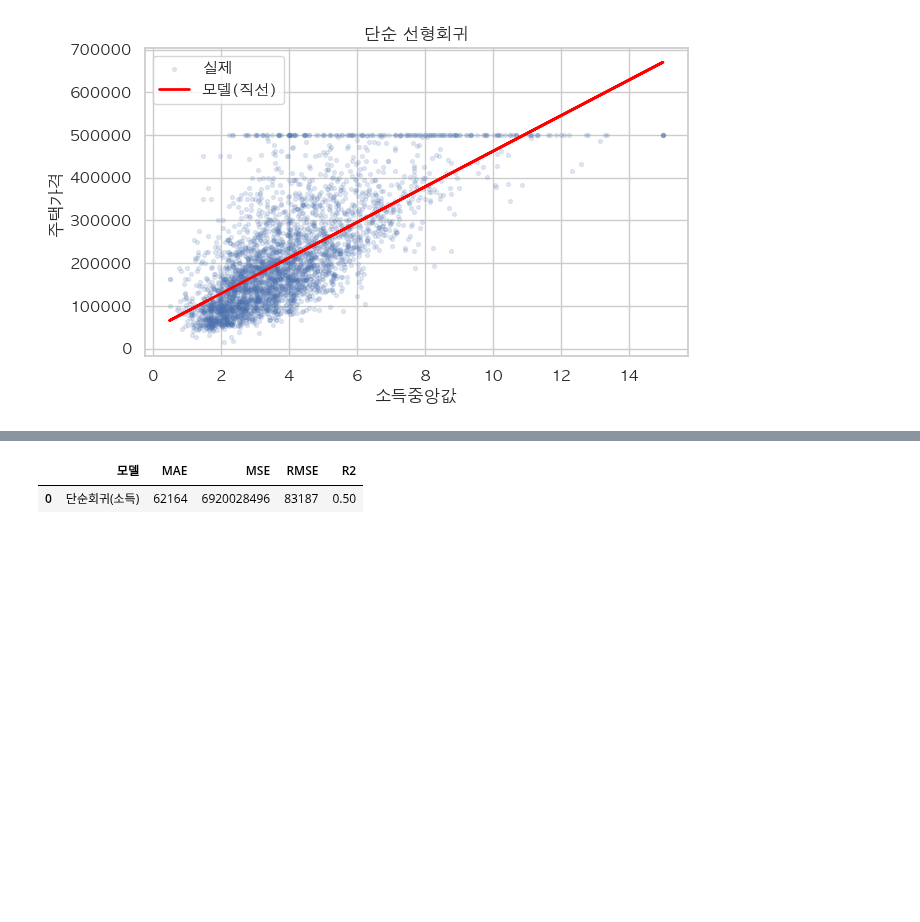
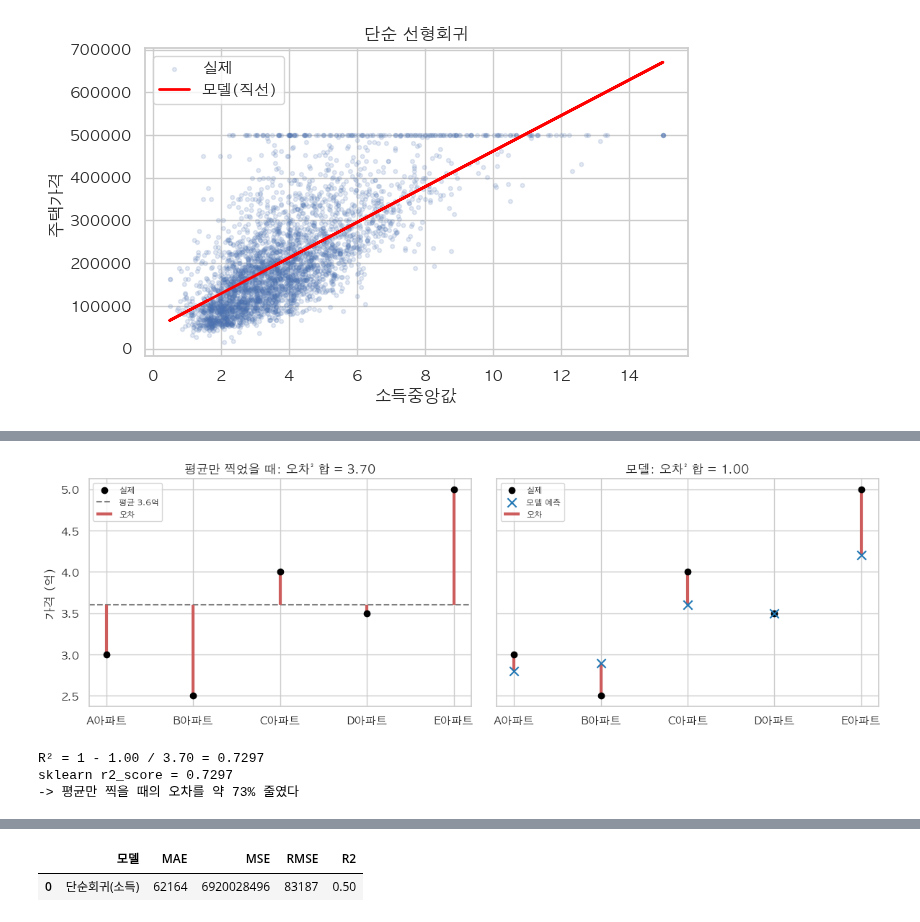
Before and after one commit to icesnake72/aice, a Jupyter notebook: aice_course/05_모델링필수개념_선형회귀_로지스틱회귀.ipynb, the cells around one changed output, grey strips where cells are left out. Saved outputs shown, nothing was run; the diff lists cells and outputs as text; code cells hidden in the pictures; blank space fills up the shorter version.

```diff
--- a/aice_course/05_모델링필수개념_선형회귀_로지스틱회귀.ipynb
+++ b/aice_course/05_모델링필수개념_선형회귀_로지스틱회귀.ipynb
@@ -360,0 +422,14 @@ plt.show()
+# %%
+from sklearn.metrics import mean_absolute_error, mean_squared_error, r2_score
+
+y_true_ex = example["실제(억)"]
+y_pred_ex = example["예측(억)"]
+
+mae_hand = example["|오차|"].mean()
+mse_hand = example["오차²"].mean()
+rmse_hand = np.sqrt(mse_hand)
+
+print(f"MAE  손계산 {mae_hand:.4f} | sklearn {mean_absolute_error(y_true_ex, y_pred_ex):.4f}  (단위: 억)")
+print(f"MSE  손계산 {mse_hand:.4f} | sklearn {mean_squared_error(y_true_ex, y_pred_ex):.4f}  (단위: 억², 해석 어려움)")
+print(f"RMSE 손계산 {rmse_hand:.4f} | sklearn {np.sqrt(mean_squared_error(y_true_ex, y_pred_ex)):.4f}  (단위: 억)")
+print("-> RMSE 가 MAE 보다 큰 이유: E아파트의 0.8억 오차가 제곱되어 크게 반영됐기 때문")
@@ -360,0 +490,33 @@ plt.show()
+# %%
+# R² 를 그림으로: 왼쪽 = 평균만 찍었을 때의 오차, 오른쪽 = 모델의 오차
+mean_line = y_true_ex.mean()
+sst = ((y_true_ex - mean_line) ** 2).sum()          # 평균으로 찍었을 때의 오차² 합
+sse = ((y_true_ex - y_pred_ex) ** 2).sum()          # 모델의 오차² 합
+
+xs = np.arange(len(y_true_ex))
+fig, axes = plt.subplots(1, 2, figsize=(12, 4), sharey=True)
+axes[0].scatter(xs, y_true_ex, color="black", zorder=3, label="실제")
+axes[0].axhline(mean_line, color="gray", linestyle="--", label=f"평균 {mean_line:.1f}억")
+axes[0].vlines(xs, mean_line, y_true_ex, color="indianred", linewidth=3, label="오차")
+axes[0].set_title(f"평균만 찍었을 때: 오차² 합 = {sst:.2f}")
+
+axes[1].scatter(xs, y_true_ex, color="black", zorder=3, label="실제")
+axes[1].scatter(xs, y_pred_ex, color="tab:blue", marker="x", s=80, zorder=3, label="모델 예측")
+axes[1].vlines(xs, y_pred_ex, y_true_ex, color="indianred", linewidth=3, label="오차")
+axes[1].set_title(f"모델: 오차² 합 = {sse:.2f}")
+
+for ax in axes:
+  ax.set_xticks(xs, labels=example.index)
+  ax.legend(fontsize=8)
+axes[0].set_ylabel("가격 (억)")
+plt.tight_layout()
+plt.show()
+
+print(f"R² = 1 - {sse:.2f} / {sst:.2f} = {1 - sse / sst:.4f}")
+print(f"sklearn r2_score = {r2_score(y_true_ex, y_pred_ex):.4f}")
+print(f"-> 평균만 찍을 때의 오차를 약 {(1 - sse / sst) * 100:.0f}% 줄였다")
+# %% [output]
+[figure, added]
+R² = 1 - 1.00 / 3.70 = 0.7297
+sklearn r2_score = 0.7297
+-> 평균만 찍을 때의 오차를 약 73% 줄였다
```
Also changed, not shown: parts of 12 cells of this notebook, 13 other files.
